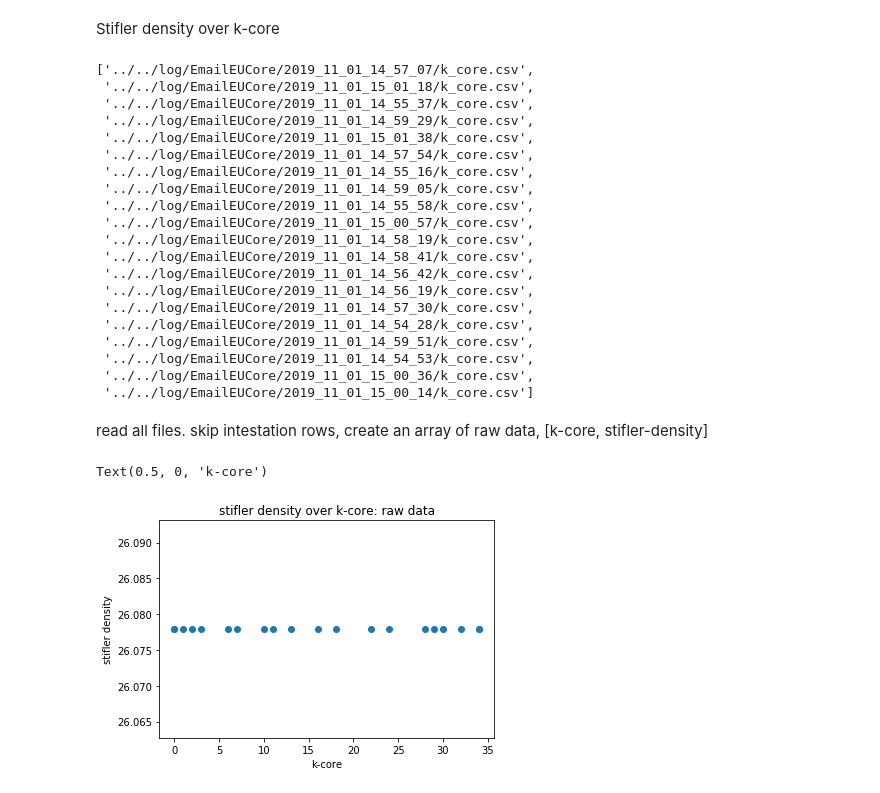
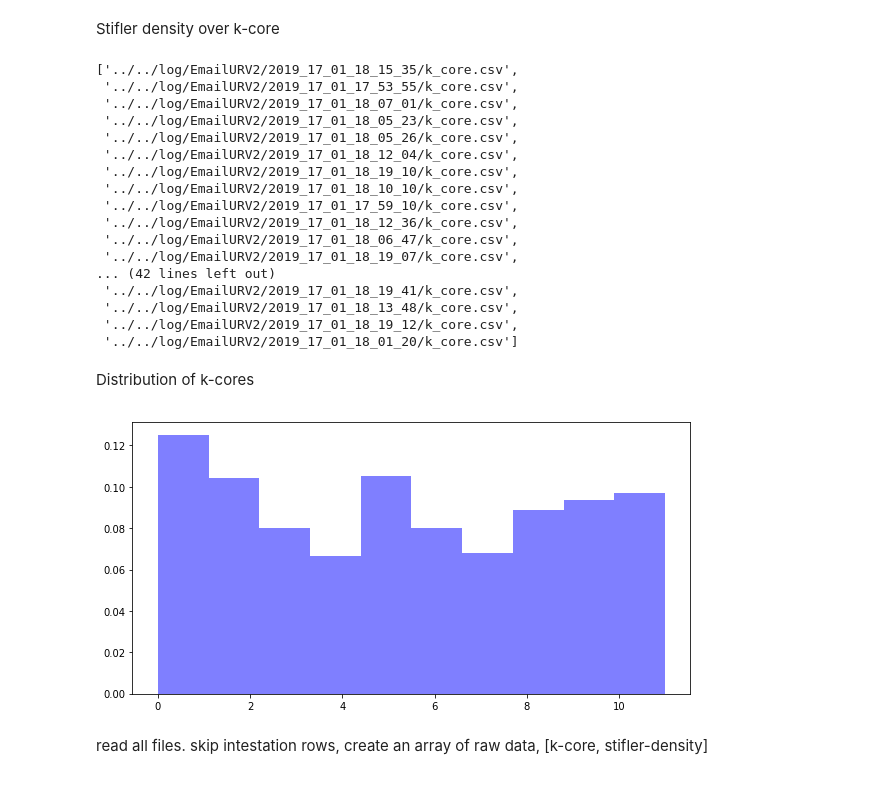
Before and after one commit to BFSteam/memory, a Jupyter notebook: jup/python/Stifler Density Over K-Core.ipynb, the cells around one changed output. Drawn from its saved outputs; the diff is of its cells as text; code cells hidden in the pictures.

```diff
--- a/jup/python/Stifler Density Over K-Core.ipynb
+++ b/jup/python/Stifler Density Over K-Core.ipynb
@@ -11,31 +16,48 @@ from os.path import isfile, isdir, join, exists
 # %%
-mypath = '../../log/EmailEUCore'
+mypath = '../../log/EmailURV2'
 dirs = [f for f in listdir(mypath) if isdir(join(mypath,f))]
 kcores = [join(join(mypath, f),'k_core.csv') for f in dirs]
-rawdensities = []
-N_AGENTS = 77
+N_AGENTS = 1133
 kcores
 # %% [output]
-['../../log/EmailEUCore/2019_11_01_14_57_07/k_core.csv',
- '../../log/EmailEUCore/2019_11_01_15_01_18/k_core.csv',
- '../../log/EmailEUCore/2019_11_01_14_55_37/k_core.csv',
- '../../log/EmailEUCore/2019_11_01_14_59_29/k_core.csv',
- '../../log/EmailEUCore/2019_11_01_15_01_38/k_core.csv',
- '../../log/EmailEUCore/2019_11_01_14_57_54/k_core.csv',
- '../../log/EmailEUCore/2019_11_01_14_55_16/k_core.csv',
- '../../log/EmailEUCore/2019_11_01_14_59_05/k_core.csv',
- '../../log/EmailEUCore/2019_11_01_14_55_58/k_core.csv',
- '../../log/EmailEUCore/2019_11_01_15_00_57/k_core.csv',
- '../../log/EmailEUCore/2019_11_01_14_58_19/k_core.csv',
- '../../log/EmailEUCore/2019_11_01_14_58_41/k_core.csv',
- '../../log/EmailEUCore/2019_11_01_14_56_42/k_core.csv',
- '../../log/EmailEUCore/2019_11_01_14_56_19/k_core.csv',
- '../../log/EmailEUCore/2019_11_01_14_57_30/k_core.csv',
- '../../log/EmailEUCore/2019_11_01_14_54_28/k_core.csv',
- '../../log/EmailEUCore/2019_11_01_14_59_51/k_core.csv',
- '../../log/EmailEUCore/2019_11_01_14_54_53/k_core.csv',
- '../../log/EmailEUCore/2019_11_01_15_00_36/k_core.csv',
- '../../log/EmailEUCore/2019_11_01_15_00_14/k_core.csv']
+['../../log/EmailURV2/2019_17_01_18_15_35/k_core.csv',
+ '../../log/EmailURV2/2019_17_01_17_53_55/k_core.csv',
+ '../../log/EmailURV2/2019_17_01_18_07_01/k_core.csv',
+ '../../log/EmailURV2/2019_17_01_18_05_23/k_core.csv',
+ '../../log/EmailURV2/2019_17_01_18_05_26/k_core.csv',
+ '../../log/EmailURV2/2019_17_01_18_12_04/k_core.csv',
+ '../../log/EmailURV2/2019_17_01_18_19_10/k_core.csv',
+ '../../log/EmailURV2/2019_17_01_18_10_10/k_core.csv',
+ '../../log/EmailURV2/2019_17_01_17_59_10/k_core.csv',
+ '../../log/EmailURV2/2019_17_01_18_12_36/k_core.csv',
+ '../../log/EmailURV2/2019_17_01_18_06_47/k_core.csv',
+ '../../log/EmailURV2/2019_17_01_18_19_07/k_core.csv',
+... (42 lines left out)
+ '../../log/EmailURV2/2019_17_01_18_19_41/k_core.csv',
+ '../../log/EmailURV2/2019_17_01_18_13_48/k_core.csv',
+ '../../log/EmailURV2/2019_17_01_18_19_12/k_core.csv',
+ '../../log/EmailURV2/2019_17_01_18_01_20/k_core.csv']
+# %% [markdown]
+Distribution of k-cores
+# %%
+kdist = []
+with open(kcores[0]) as file:
+    reader = csv.reader(file, delimiter=",")
+    for row in reader:
+        if len(row) < 4:
+            continue
+        try:
+            int(row[0])
+        except:
+            continue
+        if int(row[0]) == 1:
+            kdist.append(int(row[2]))
+n_bins = 10
+plt.figure()
+n, bins, patches = plt.hist(kdist, n_bins, density=1, facecolor='blue', alpha=0.5)
+plt.show()
+# %% [output]
+[figure, added]
 # %% [markdown]
 read all files. skip intestation rows, create an array of raw data, [k-core, stifler-density]
 # %%
@@ -63,10 +109 @@ for index, filename in enumerate(kcores):
 rawdensities = np.array(rawdensities)
-# %%
-x,y = rawdensities.T
-plt.scatter(x,y)
-plt.title("stifler density over k-core: raw data")
-plt.ylabel("stifler density")
-plt.xlabel("k-core")
-# %% [output]
-Text(0.5, 0, 'k-core')
-[figure, removed]
```
Also changed, not shown: parts of 7 cells of this notebook, 12 other files.
